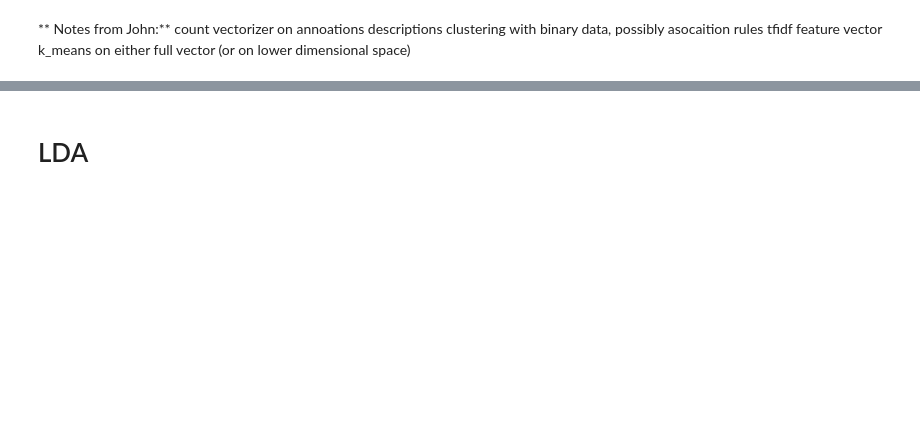
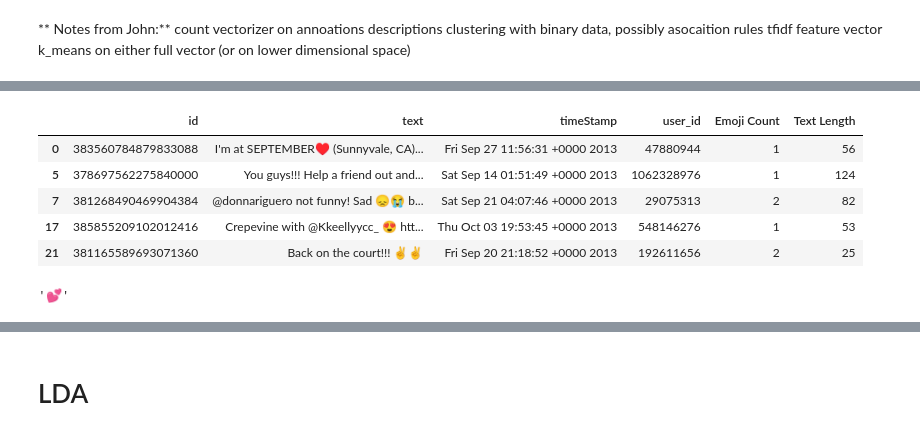
Before and after one commit to dandanbang/Emojineering, a Jupyter notebook: Clustering with Annotations.ipynb, the cells around one changed output, grey strips where cells are left out. Drawn from its saved outputs; the diff is of its cells as text; code cells hidden in the pictures; blank space fills up the shorter version.

```diff
--- a/Clustering with Annotations.ipynb
+++ b/Clustering with Annotations.ipynb
@@ -258,0 +337,22 @@ for key, value in dict_grouping.items():
+# %%
+# List of functions for emoji search
+faces = re.compile(u'['
+        u'\U0001F600-\U0001F64F]',
+        re.UNICODE)
+
+# emojis_faces = list(faces_bytecodes)
+# emojis_faces = '|'.join(emojis_faces)
+# faces = re.compile(u'['u'(%)]'%emojis_faces, re.UNICODE)
+
+# faces = re.compile(u'[{}].format(faces_bytecodes)',
+#         re.UNICODE)
+
+# Function that takes a list of text and return text that contains just faces
+def just_face(text):
+    return (faces.findall(text))
+# Function that take a list of text and return text with just emojis
+def just_emojis(text):
+    return (highpoints.findall(text))
+# Function that a list of text and return the number of emojis in the text.
+def count_emojis(text):
+    return len(highpoints.findall(text))
@@ -258,0 +365,13 @@ for key, value in dict_grouping.items():
+# %%
+emoji_df["Emoji Count"] = emoji_df["text"].apply(count_emojis)
+emoji_df["Text Length"] = emoji_df["text"].apply(lambda x: len(x))
+emoji_df = emoji_df[['id', 'text', 'timeStamp', 'user_id', 'Emoji Count', 'Text Length']]
+emoji_df.describe()
+emoji_df.head()
+# %% [output]
+|  | id | text | timeStamp | user_id | Emoji Count | Text Length |
+| 0 | 383560784879833088 | I'm at SEPTEMBER♥ (Sunnyvale, CA)... | Fri Sep 27 11:56:31 +0000 2013 | 47880944 | 1 | 56 |
+| 5 | 378697562275840000 | You guys!!! Help a friend out and... | Sat Sep 14 01:51:49 +0000 2013 | 1062328976 | 1 | 124 |
+| 7 | 381268490469904384 | @donnariguero not funny! Sad 😞😭 b... | Sat Sep 21 04:07:46 +0000 2013 | 29075313 | 2 | 82 |
+| 17 | 385855209102012416 | Crepevine with @Kkeellyycc_ 😍 htt... | Thu Oct 03 19:53:45 +0000 2013 | 548146276 | 1 | 53 |
+| 21 | 381165589693071360 | Back on the court!!! ✌️✌️ | Fri Sep 20 21:18:52 +0000 2013 | 192611656 | 2 | 25 |
@@ -258,0 +386,4 @@ for key, value in dict_grouping.items():
+# %%
+full_list[1]
+# %% [output]
+'💕'
```
Also changed, not shown: parts of 46 cells of this notebook.
